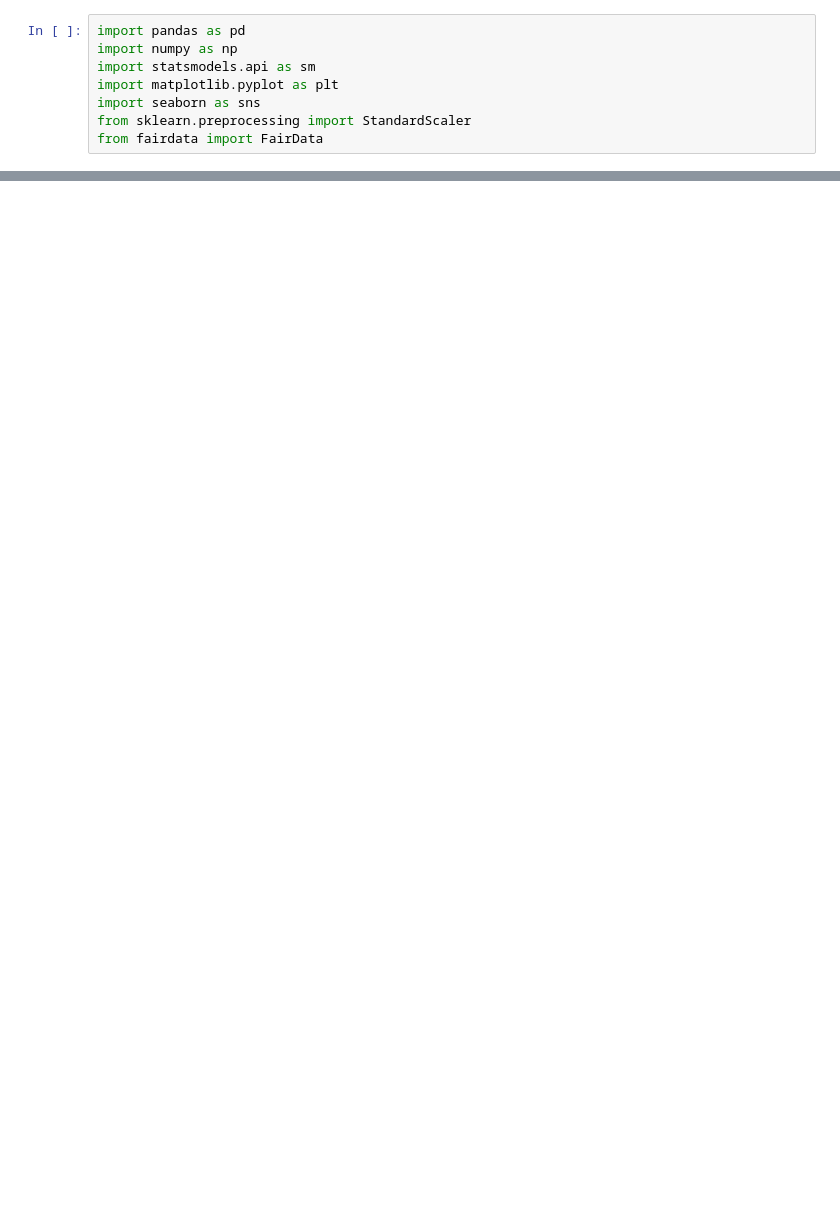
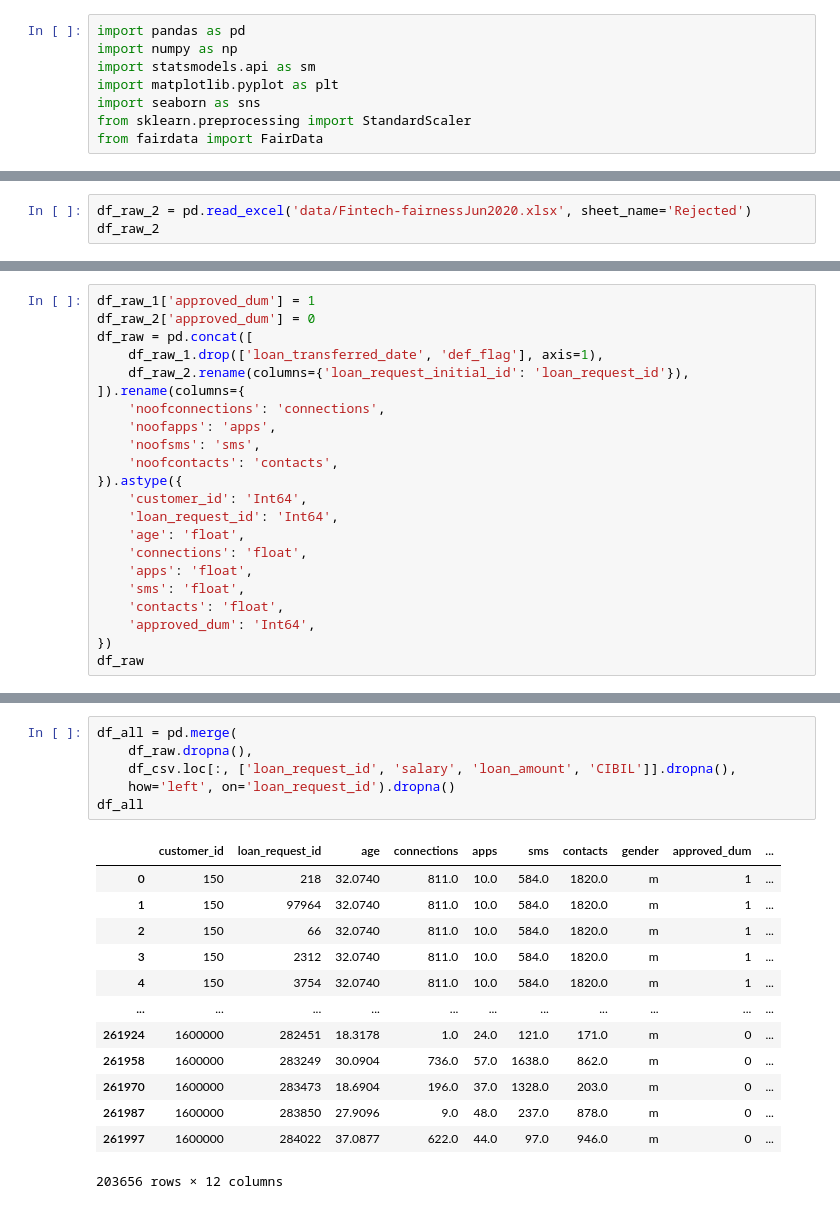
Before and after one commit to ideechy/Fairness-Learning, a Jupyter notebook: real-data.ipynb, the cells around one changed output, grey strips where cells are left out. Cells and saved outputs as stored; diff of their text form; blank space fills up the shorter version.

```diff
--- a/real-data.ipynb
+++ b/real-data.ipynb
@@ -286,0 +26,3 @@ plt.show()
+# %%
+df_raw_2 = pd.read_excel('data/Fintech-fairnessJun2020.xlsx', sheet_name='Rejected')
+df_raw_2
@@ -286,0 +43,22 @@ plt.show()
+# %%
+df_raw_1['approved_dum'] = 1
+df_raw_2['approved_dum'] = 0
+df_raw = pd.concat([
+    df_raw_1.drop(['loan_transferred_date', 'def_flag'], axis=1),
+    df_raw_2.rename(columns={'loan_request_initial_id': 'loan_request_id'}),
+]).rename(columns={
+    'noofconnections': 'connections',
+    'noofapps': 'apps',
+    'noofsms': 'sms',
+    'noofcontacts': 'contacts',
+}).astype({
+    'customer_id': 'Int64',
+    'loan_request_id': 'Int64',
+    'age': 'float',
+    'connections': 'float',
+    'apps': 'float',
+    'sms': 'float',
+    'contacts': 'float',
+    'approved_dum': 'Int64',
+})
+df_raw
@@ -286,0 +107,20 @@ plt.show()
+# %%
+df_all = pd.merge(
+    df_raw.dropna(),
+    df_csv.loc[:, ['loan_request_id', 'salary', 'loan_amount', 'CIBIL']].dropna(),
+    how='left', on='loan_request_id').dropna()
+df_all
+# %% [output]
+|  | customer_id | loan_request_id | age | connections | apps | sms | contacts | gender | approved_dum | ... |
+| 0 | 150 | 218 | 32.0740 | 811.0 | 10.0 | 584.0 | 1820.0 | m | 1 | ... |
+| 1 | 150 | 97964 | 32.0740 | 811.0 | 10.0 | 584.0 | 1820.0 | m | 1 | ... |
+| 2 | 150 | 66 | 32.0740 | 811.0 | 10.0 | 584.0 | 1820.0 | m | 1 | ... |
+| 3 | 150 | 2312 | 32.0740 | 811.0 | 10.0 | 584.0 | 1820.0 | m | 1 | ... |
+| 4 | 150 | 3754 | 32.0740 | 811.0 | 10.0 | 584.0 | 1820.0 | m | 1 | ... |
+| ... | ... | ... | ... | ... | ... | ... | ... | ... | ... | ... |
+| 261924 | 1600000 | 282451 | 18.3178 | 1.0 | 24.0 | 121.0 | 171.0 | m | 0 | ... |
+| 261958 | 1600000 | 283249 | 30.0904 | 736.0 | 57.0 | 1638.0 | 862.0 | m | 0 | ... |
+| 261970 | 1600000 | 283473 | 18.6904 | 196.0 | 37.0 | 1328.0 | 203.0 | m | 0 | ... |
+| 261987 | 1600000 | 283850 | 27.9096 | 9.0 | 48.0 | 237.0 | 878.0 | m | 0 | ... |
+| 261997 | 1600000 | 284022 | 37.0877 | 622.0 | 44.0 | 97.0 | 946.0 | m | 0 | ... |
+203656 rows × 12 columns
```
Also changed, not shown: parts of 51 cells of this notebook, 4 other files.
